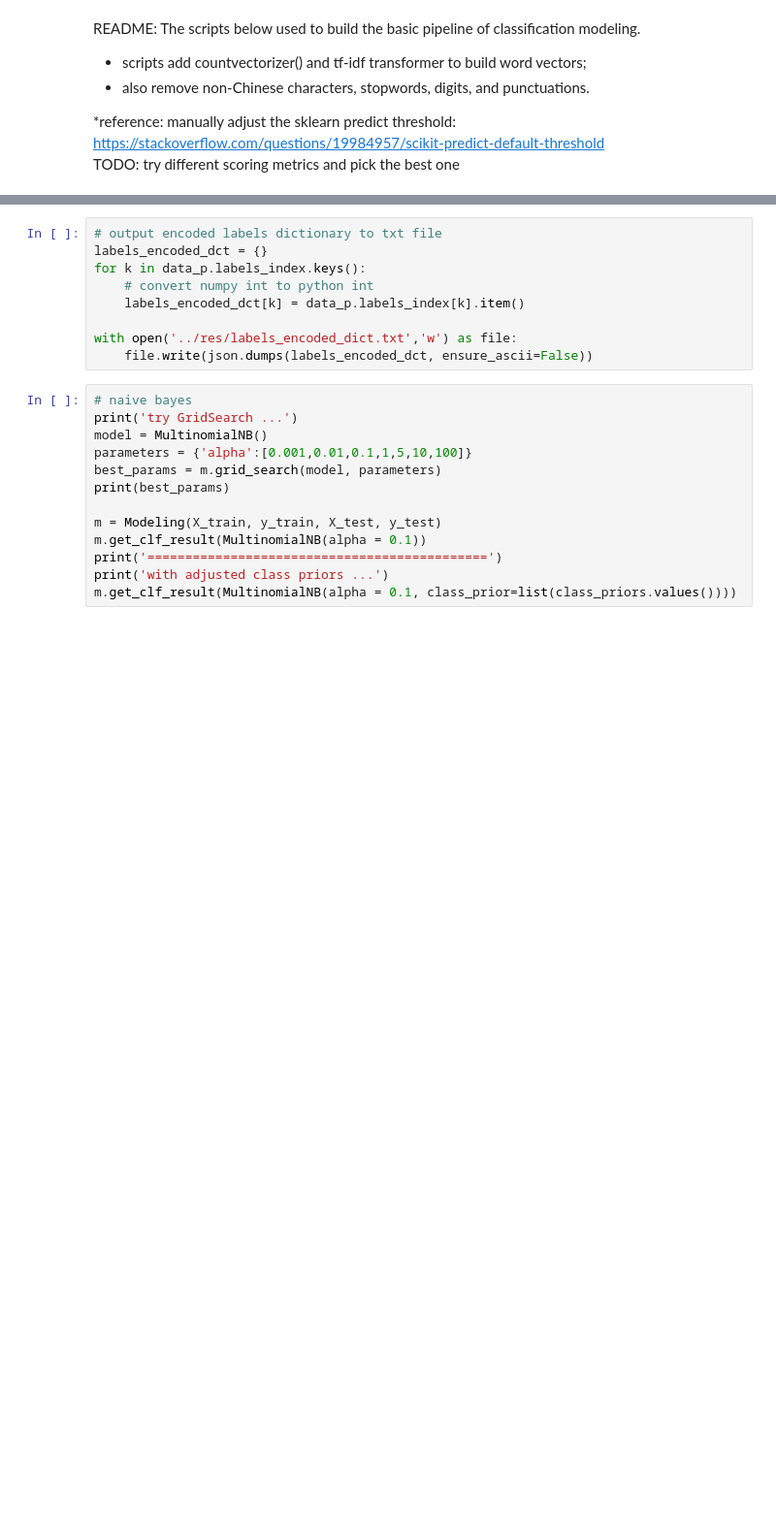
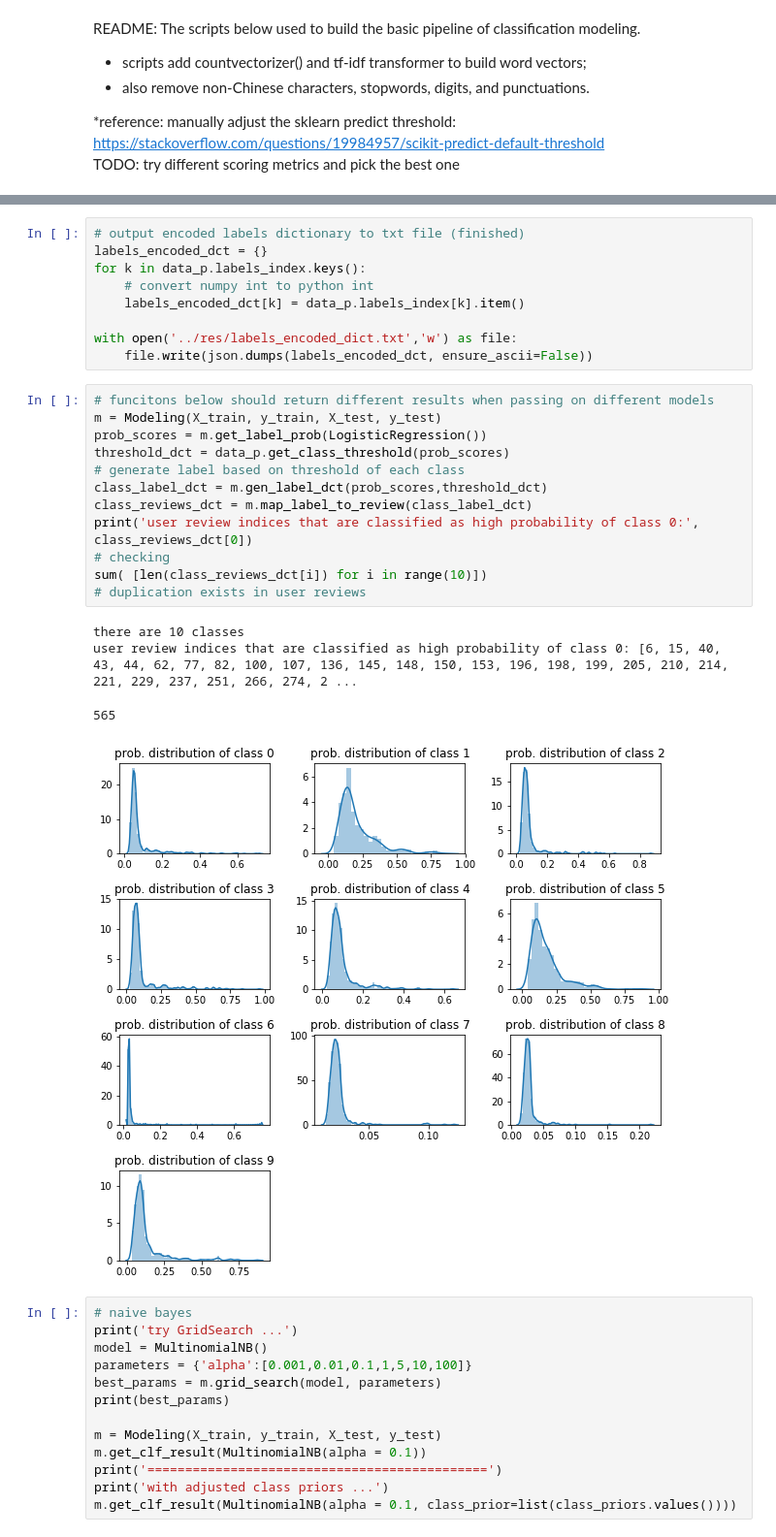
Before and after one commit to yuanlii/CSAir-user-review-classification, a Jupyter notebook: basic_pipeline_setup_v5.ipynb, the cells around one changed output, grey strips where cells are left out. Shown at 97% size. Cells and saved outputs as stored; diff of their text form; blank space fills up the shorter version.

Commit message:
add manual proba. threshold settings

```diff
--- a/basic_pipeline_setup_v5.ipynb
+++ b/basic_pipeline_setup_v5.ipynb
@@ -50,5 +60,5 @@ the shape of test word vectors is (561, 4246)
 # %%
-# output encoded labels dictionary to txt file
+# output encoded labels dictionary to txt file (finished)
 labels_encoded_dct = {}
 for k in data_p.labels_index.keys():
     # convert numpy int to python int
@@ -56,6 +66,23 @@ for k in data_p.labels_index.keys():
 
 with open('../res/labels_encoded_dict.txt','w') as file:
     file.write(json.dumps(labels_encoded_dct, ensure_ascii=False))
+# %%
+# funcitons below should return different results when passing on different models
+m = Modeling(X_train, y_train, X_test, y_test)
+prob_scores = m.get_label_prob(LogisticRegression())
+threshold_dct = data_p.get_class_threshold(prob_scores)
+# generate label based on threshold of each class
+class_label_dct = m.gen_label_dct(prob_scores,threshold_dct)
+class_reviews_dct = m.map_label_to_review(class_label_dct)
+print('user review indices that are classified as high probability of class 0:', class_reviews_dct[0])
+# checking
+sum( [len(class_reviews_dct[i]) for i in range(10)])
+# duplication exists in user reviews
+# %% [output]
+there are 10 classes
+user review indices that are classified as high probability of class 0: [6, 15, 40, 43, 44, 62, 77, 82, 100, 107, 136, 145, 148, 150, 153, 196, 198, 199, 205, 210, 214, 221, 229, 237, 251, 266, 274, 2 ...
+565
+[figure, added]
 # %%
 # naive bayes
 print('try GridSearch ...')
```
Also changed, not shown: parts of 3 cells of this notebook, 5 other files.
